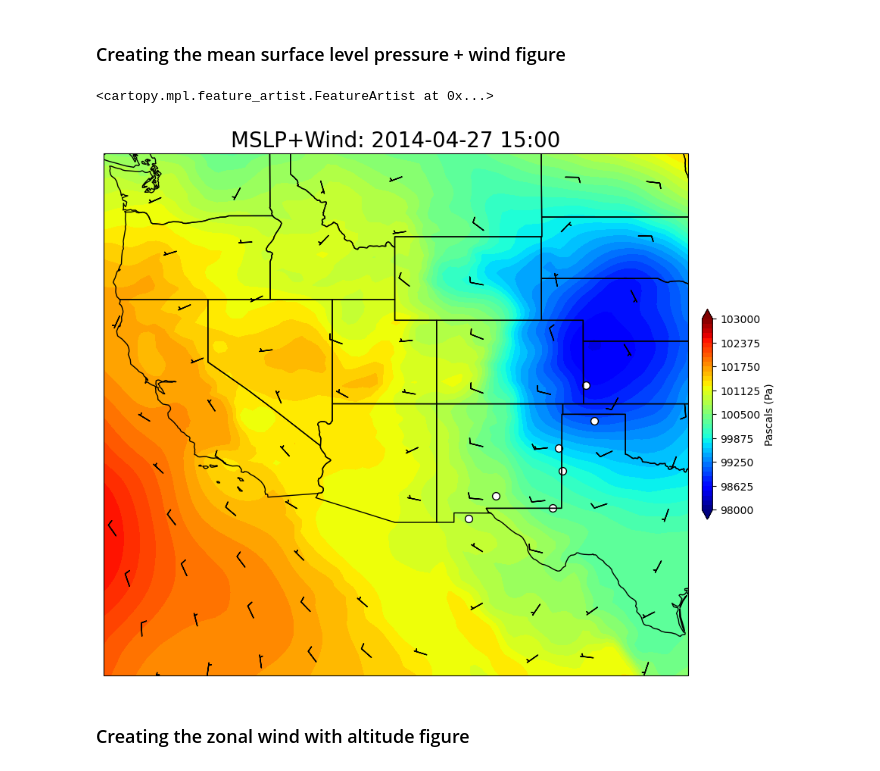
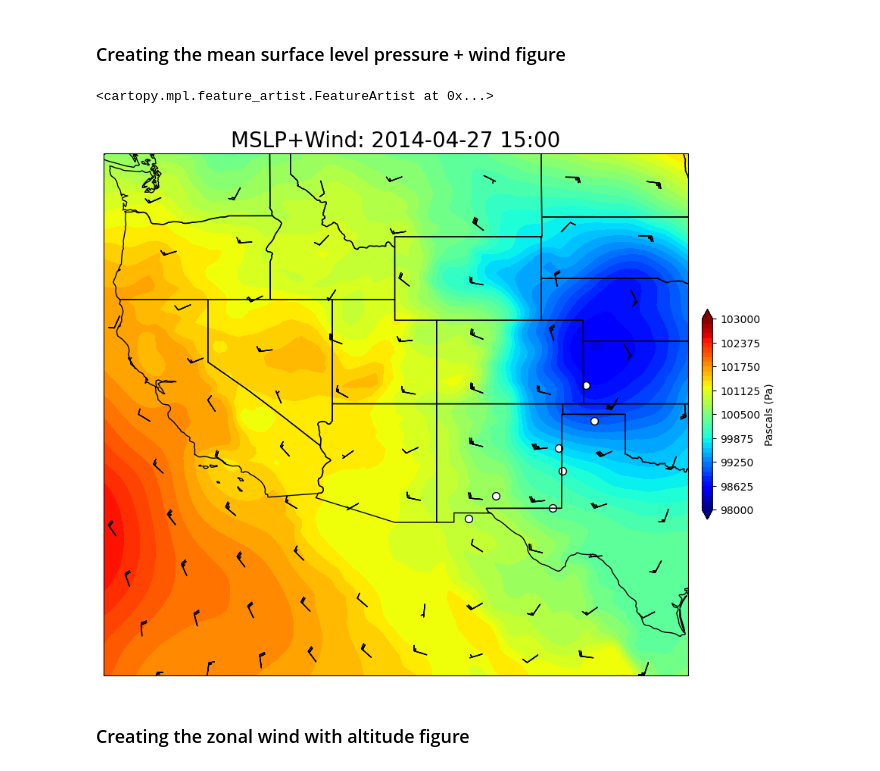
Before and after one commit to jesseturner/Dust_Plumes, a Jupyter notebook: Case_Study.ipynb, the cells around one changed output. Drawn from its saved outputs; the diff is of its cells as text; code cells hidden in the pictures.

```diff
--- a/Case_Study.ipynb
+++ b/Case_Study.ipynb
@@ -124,35 +124,35 @@ v_ds_sel = v_ds.sel(time=dt, x=x, y=y)
 projection=ccrs.PlateCarree()
 fig,ax=plt.subplots(1, figsize=(12,12),subplot_kw={'projection': projection})
 cmap = plt.cm.jet
 #levels = np.linspace(np.min(mslp_ds_sel.prmsl), np.max(mslp_ds_sel.prmsl), 41)
 
 #--- Z850 levels
 levels = np.linspace(98000, 103000, 41)
 
 ax.set_extent([-125, -97, 24, 49], crs=ccrs.PlateCarree())
 
 z=ax.contourf(mslp_ds_sel.lon, mslp_ds_sel.lat, mslp_ds_sel.prmsl, cmap=cmap, levels=levels, extend='both')
 clb=plt.colorbar(z, shrink=0.3, pad=0.02, ax=ax)
 
 
 n = 9
 x = u_ds_sel.lon[::n, ::n]
 y = u_ds_sel.lat[::n, ::n]
 u = u_ds_sel.uwnd[::n, ::n]
 v = v_ds_sel.vwnd[::n, ::n]
-ax.barbs(x, y, u, v, length=5, sizes=dict(emptybarb=0))
+ax.barbs(x, y, u, v, length=5, sizes=dict(emptybarb=0), barb_increments=dict(half=2, full=4, flag=20))
 
 dust=ax.scatter(df_case.longitude, df_case.latitude, c='white', edgecolors='black', s=50)
 
 formatted_dt = dt.strftime('%Y-%m-%d %H:%M')
 ax.set_title('MSLP+Wind: '+formatted_dt, size=20)
 clb.set_label('Pascals (Pa)')
 
 
 ax.add_feature(cfeature.STATES)
 # %% [output]
 <cartopy.mpl.feature_artist.FeatureArtist at 0x...>
-[figure, old version]
+[figure, new version]
 # %% [markdown]
 ### Creating the zonal wind with altitude figure
 # %%
```
Also changed, not shown: parts of 8 cells of this notebook.
